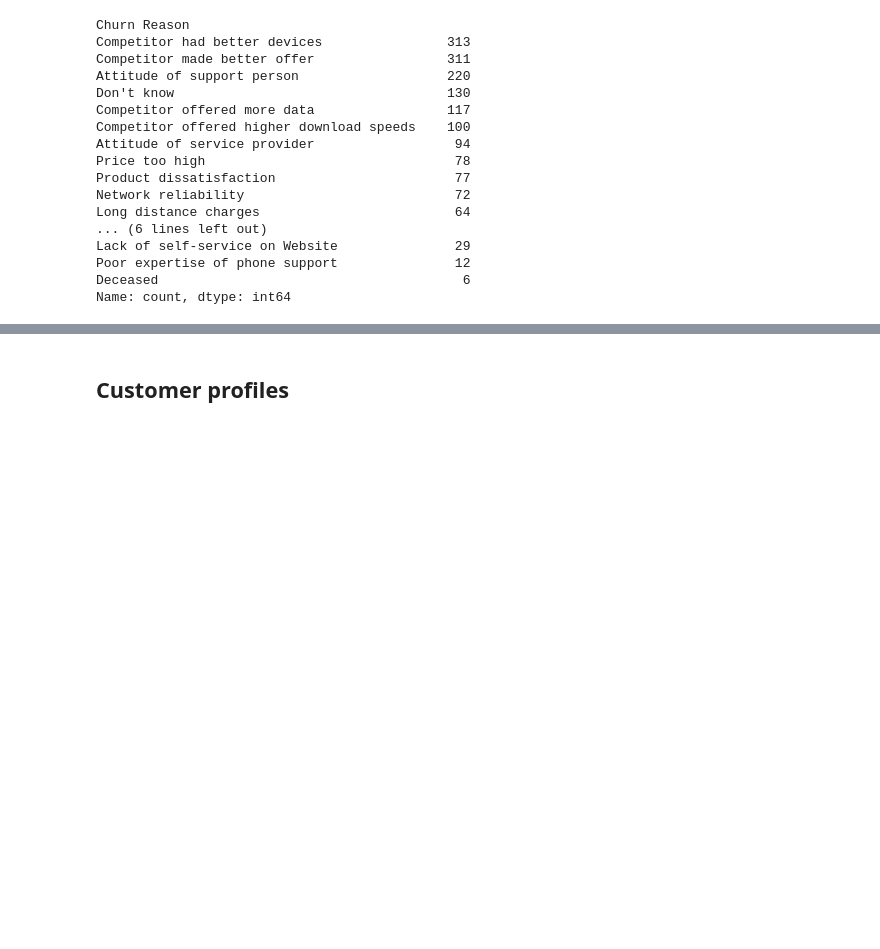
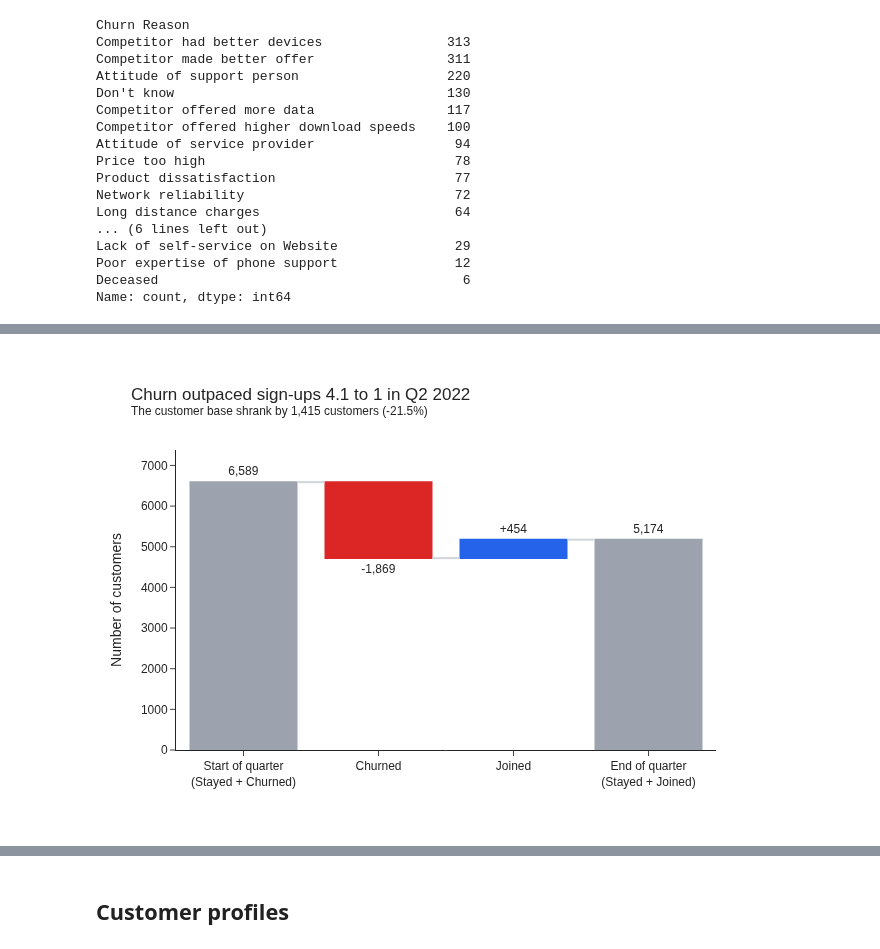
Before and after one commit to subwaymatch/analytics-case-development, a Jupyter notebook: telecom-customer-churn/telecom-customer-churn.ipynb, the cells around one changed output, grey strips where cells are left out. Saved outputs shown, nothing was run; the diff lists cells and outputs as text; code cells hidden in the pictures; blank space fills up the shorter version.

```diff
--- a/telecom-customer-churn/telecom-customer-churn.ipynb
+++ b/telecom-customer-churn/telecom-customer-churn.ipynb
@@ -141,0 +256,21 @@ memory usage: 2.0+ MB
+# %%
+n = df_status.set_index('Customer Status')['customers']
+mrr = df_status.set_index('Customer Status')['total_monthly_charges']
+
+start_of_quarter = n['Stayed'] + n['Churned']
+end_of_quarter = n['Stayed'] + n['Joined']
+net_change = end_of_quarter - start_of_quarter
+
+print(f'Customers at start of quarter (Stayed + Churned): {start_of_quarter:,}')
+print(f'Customers at end of quarter (Stayed + Joined):    {end_of_quarter:,}')
+print(f'Net change: {net_change:,} ({net_change / start_of_quarter:.1%})')
+print(f"Churned customers per new customer: {n['Churned'] / n['Joined']:.1f}")
+print(f"Quarterly churn rate (churned / start of quarter): {n['Churned'] / start_of_quarter:.1%}")
+print()
+print(f"Monthly charges lost with churned customers: ${mrr['Churned']:,.0f}")
+print(f"Monthly charges added by new customers:      ${mrr['Joined']:,.0f}")
+print(f"Share of start-of-quarter monthly charges lost: {mrr['Churned'] / (mrr['Stayed'] + mrr['Churned']):.1%}")
+print(f"Lost monthly charges, annualized: ${mrr['Churned'] * 12:,.0f}")
+print()
+short_tenure_churners = df.query('Churned == 1 and `Tenure in Months` <= 3').shape[0]
+print(f'Churned customers with a tenure of 3 months or less: {short_tenure_churners}')
@@ -141,0 +290,25 @@ memory usage: 2.0+ MB
+# %%
+fig = go.Figure(go.Waterfall(
+    x=['Start of quarter<br>(Stayed + Churned)', 'Churned', 'Joined', 'End of quarter<br>(Stayed + Joined)'],
+    y=[start_of_quarter, -n['Churned'], n['Joined'], end_of_quarter],
+    measure=['absolute', 'relative', 'relative', 'total'],
+    text=[f'{start_of_quarter:,}', f"-{n['Churned']:,}", f"+{n['Joined']:,}", f'{end_of_quarter:,}'],
+    textposition='outside',
+    decreasing={'marker': {'color': COLOR_CHURNED}},
+    increasing={'marker': {'color': COLOR_JOINED}},
+    totals={'marker': {'color': COLOR_STAYED}},
+    connector={'line': {'color': COLOR_LIGHT_GRAY}},
+))
+
+fig.update_layout(
+    title=f"Churn outpaced sign-ups {n['Churned'] / n['Joined']:.1f} to 1 in Q2 2022"
+          f"<br><sup>The customer base shrank by {abs(net_change):,} customers ({net_change / start_of_quarter:.1%})</sup>",
+    yaxis_title='Number of customers',
+    yaxis_range=[0, start_of_quarter * 1.12],
+    showlegend=False,
+    height=480,
+)
+
+fig.show()
+# %% [output]
+[figure, added]
```
Also changed, not shown: parts of 85 cells of this notebook.
